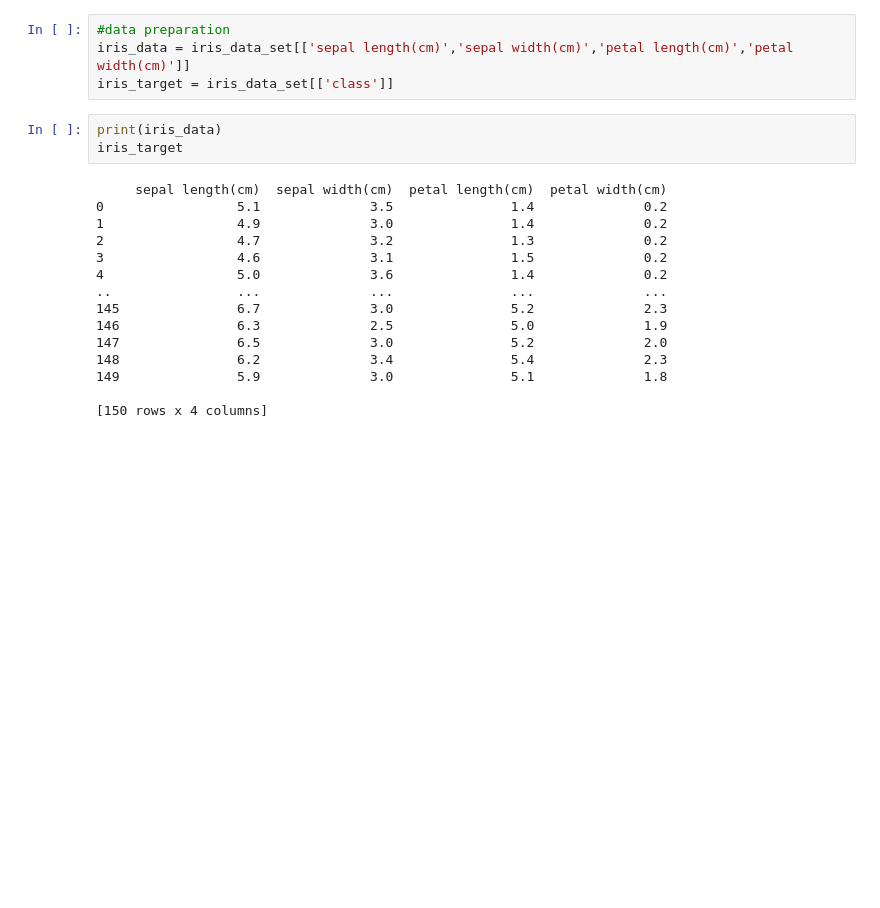
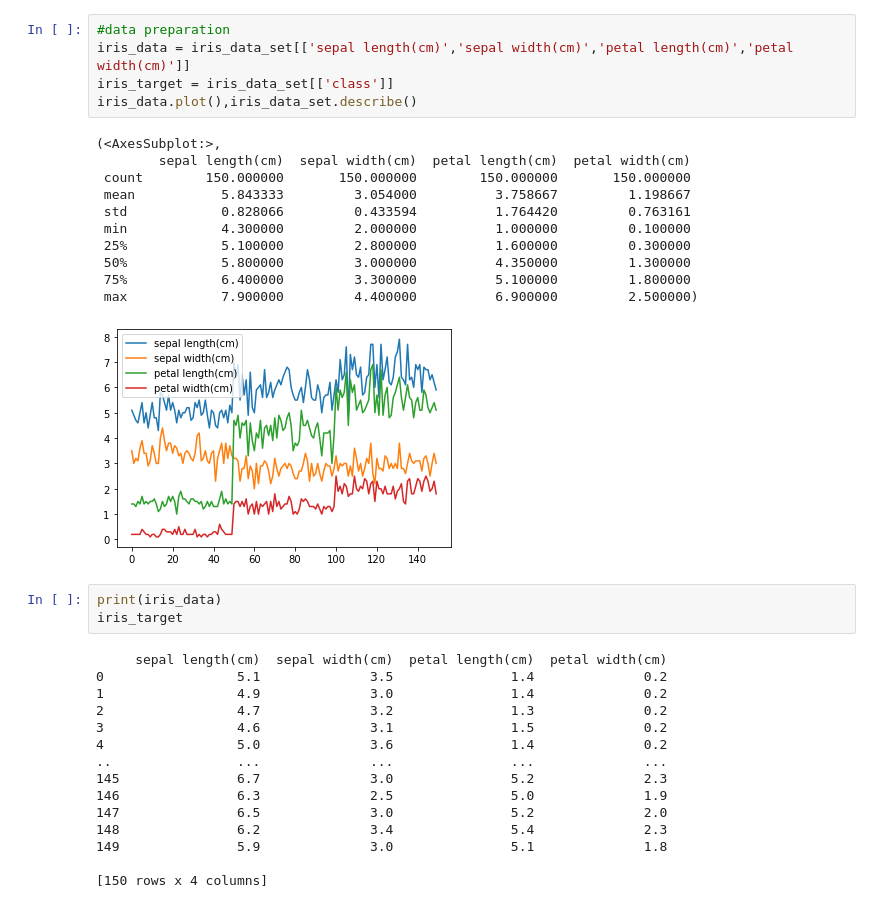
Before and after one commit to John-Divine/LGMVIP-DataScience, a Jupyter notebook: Iris flower classification ML/Iris classification.ipynb, the cells around one changed output. Drawn from its saved outputs; the diff is of its cells as text; blank space fills up the shorter version.

```diff
--- a/Iris flower classification ML/Iris classification.ipynb
+++ b/Iris flower classification ML/Iris classification.ipynb
@@ -22,7 +45,20 @@ iris_data_set
 # %%
 #data preparation
 iris_data = iris_data_set[['sepal length(cm)','sepal width(cm)','petal length(cm)','petal width(cm)']]
 iris_target = iris_data_set[['class']]
+iris_data.plot(),iris_data_set.describe()
+# %% [output]
+(<AxesSubplot:>,
+        sepal length(cm)  sepal width(cm)  petal length(cm)  petal width(cm)
+ count        150.000000       150.000000        150.000000       150.000000
+ mean           5.843333         3.054000          3.758667         1.198667
+ std            0.828066         0.433594          1.764420         0.763161
+ min            4.300000         2.000000          1.000000         0.100000
+ 25%            5.100000         2.800000          1.600000         0.300000
+ 50%            5.800000         3.000000          4.350000         1.300000
+ 75%            6.400000         3.300000          5.100000         1.800000
+ max            7.900000         4.400000          6.900000         2.500000)
+[figure, added]
 # %%
 print(iris_data)
 iris_target
```
Also changed, not shown: parts of 12 cells of this notebook, 5 other files.
